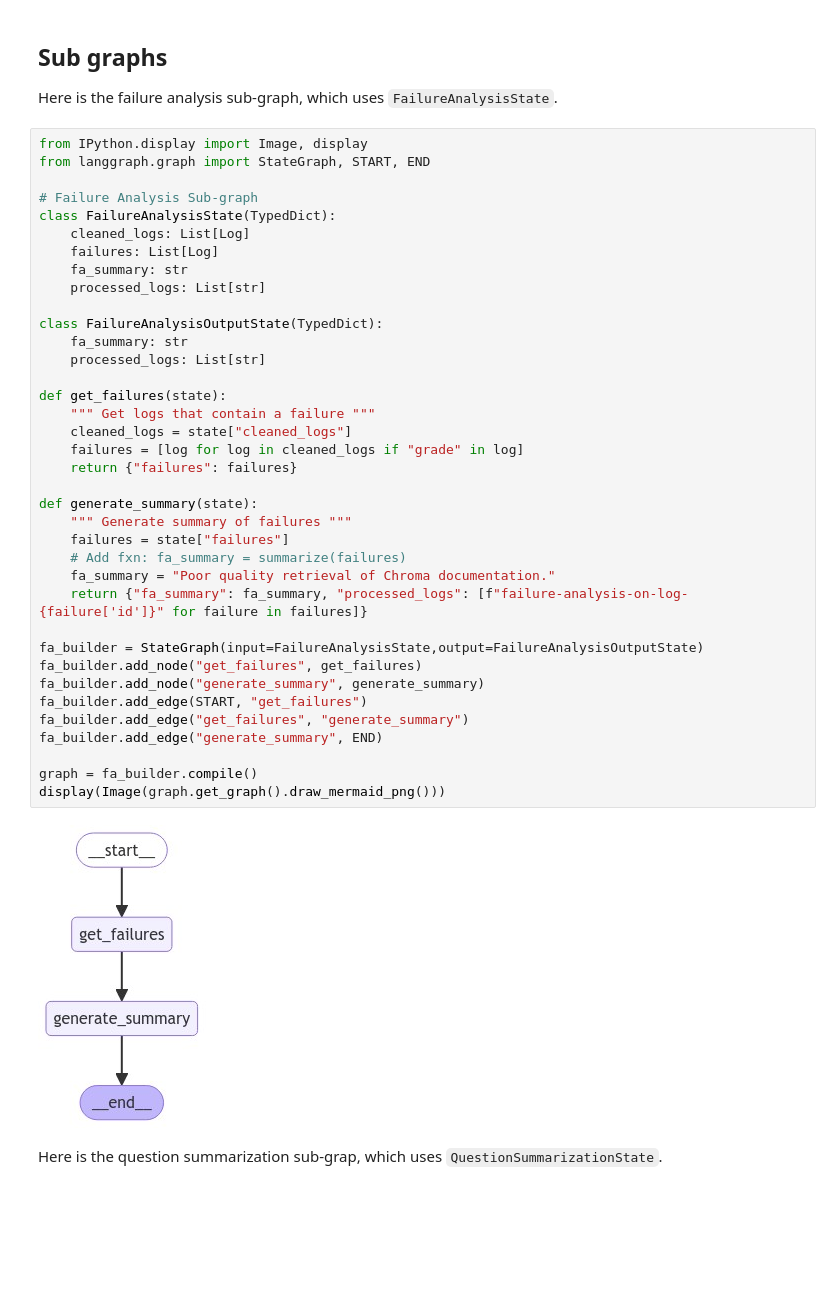
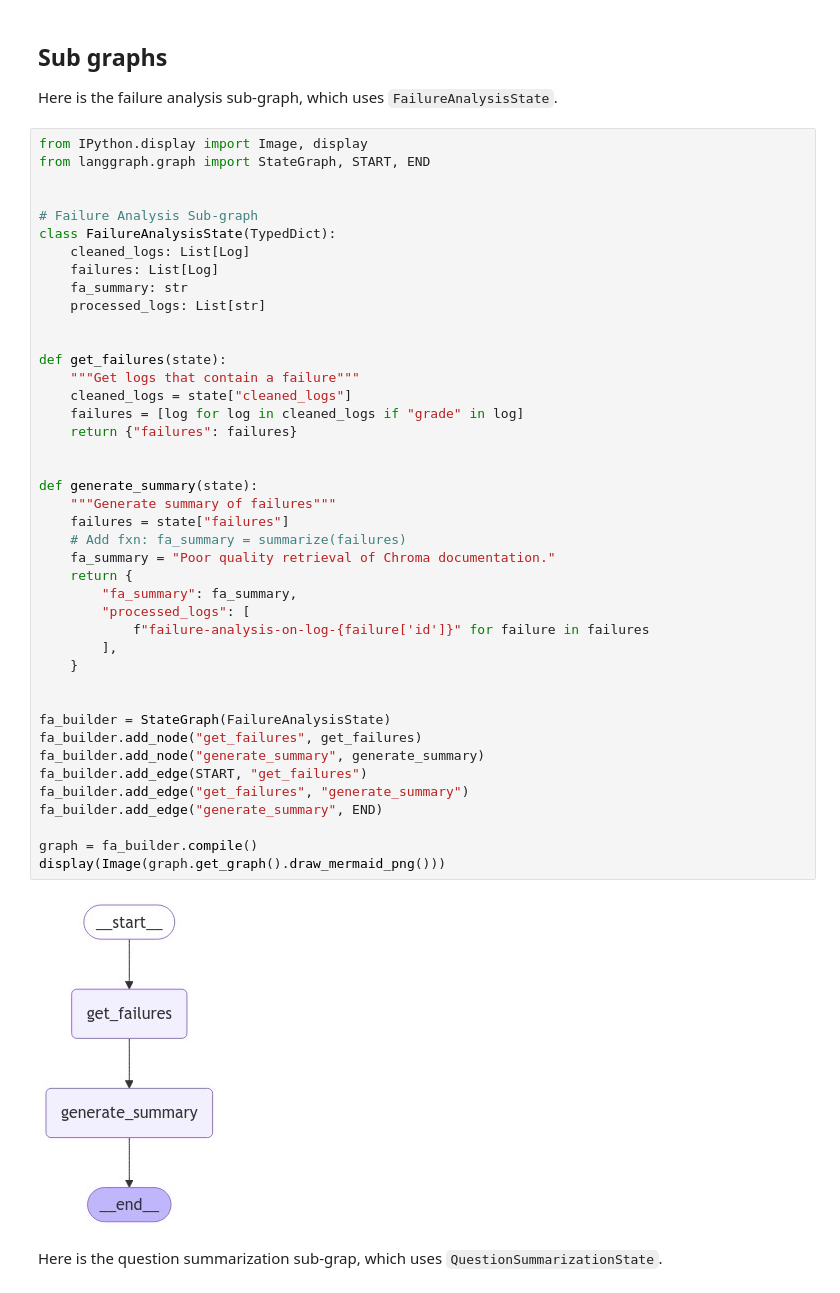
Before and after one commit to JEMeyer/langchain-academy-ollama, a Jupyter notebook: module-4/sub-graph.ipynb, the cells around one changed output. Drawn from its saved outputs; the diff is of its cells as text; blank space fills up the shorter version.

Commit message:
parallelization and sub-graph module 4 FIX: ctx size for internet lookup. input/output state issues

```diff
--- a/module-4/sub-graph.ipynb
+++ b/module-4/sub-graph.ipynb
@@ -73,42 +76,47 @@ Here is the failure analysis sub-graph, which uses `FailureAnalysisState`.
 # %%
 from IPython.display import Image, display
 from langgraph.graph import StateGraph, START, END
+
 
 # Failure Analysis Sub-graph
 class FailureAnalysisState(TypedDict):
     cleaned_logs: List[Log]
     failures: List[Log]
     fa_summary: str
     processed_logs: List[str]
 
-class FailureAnalysisOutputState(TypedDict):
-    fa_summary: str
-    processed_logs: List[str]
 
 def get_failures(state):
-    """ Get logs that contain a failure """
+    """Get logs that contain a failure"""
     cleaned_logs = state["cleaned_logs"]
     failures = [log for log in cleaned_logs if "grade" in log]
     return {"failures": failures}
 
+
 def generate_summary(state):
-    """ Generate summary of failures """
+    """Generate summary of failures"""
     failures = state["failures"]
     # Add fxn: fa_summary = summarize(failures)
     fa_summary = "Poor quality retrieval of Chroma documentation."
-    return {"fa_summary": fa_summary, "processed_logs": [f"failure-analysis-on-log-{failure['id']}" for failure in failures]}
+    return {
+        "fa_summary": fa_summary,
+        "processed_logs": [
+            f"failure-analysis-on-log-{failure['id']}" for failure in failures
+        ],
+    }
 
-fa_builder = StateGraph(input=FailureAnalysisState,output=FailureAnalysisOutputState)
+
+fa_builder = StateGraph(FailureAnalysisState)
 fa_builder.add_node("get_failures", get_failures)
 fa_builder.add_node("generate_summary", generate_summary)
 fa_builder.add_edge(START, "get_failures")
 fa_builder.add_edge("get_failures", "generate_summary")
 fa_builder.add_edge("generate_summary", END)
 
 graph = fa_builder.compile()
 display(Image(graph.get_graph().draw_mermaid_png()))
 # %% [output]
-[figure, old version]
+[figure, new version]
 # %% [markdown]
 Here is the question summarization sub-grap, which uses `QuestionSummarizationState`.
 # %%
```
Also changed, not shown: parts of 6 cells of this notebook, 2 other files.
